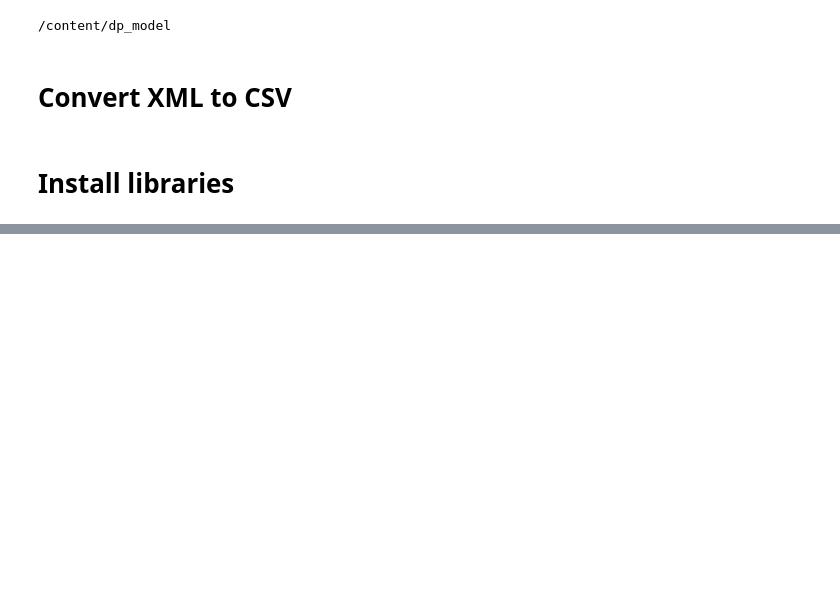
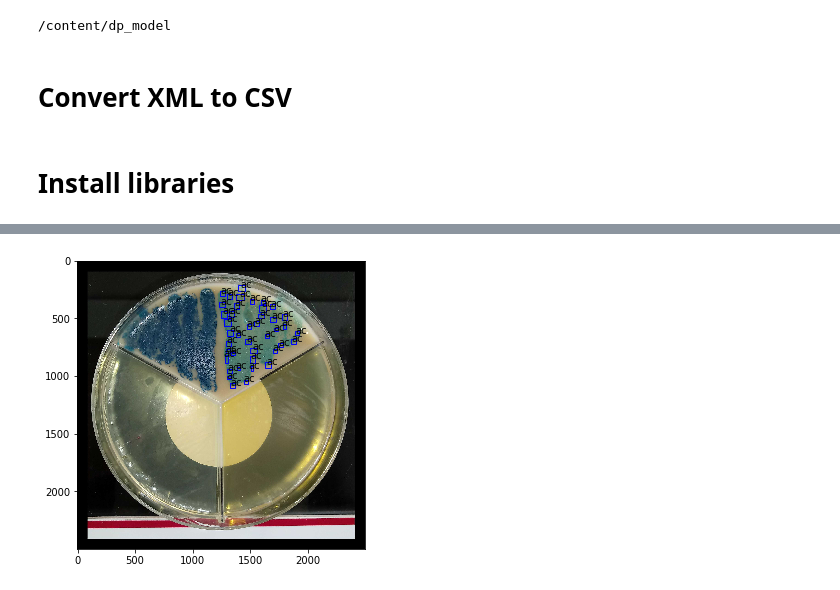
Before and after one commit to DrigoDomingos/onfarm, a Jupyter notebook: onfarm_dl.ipynb, the cells around one changed output, grey strips where cells are left out. Drawn from its saved outputs; the diff is of its cells as text; code cells hidden in the pictures; blank space fills up the shorter version.

```diff
--- a/onfarm_dl.ipynb
+++ b/onfarm_dl.ipynb
@@ -69,0 +89,4 @@ convert_xml2csv('/content/Etapa1/AzulClaro/*.xml')
+# %%
+# read the csv file using read_csv function of pandas
+train = pd.read_csv('test.csv')
+train.head()
@@ -69,0 +100,37 @@ convert_xml2csv('/content/Etapa1/AzulClaro/*.xml')
+# %%
+fig = plt.figure()
+
+#add axes to the image
+ax = fig.add_axes([0,0,1,1])
+
+# read and plot the image
+image = plt.imread('/content/dp_model/azul_claro/2.jpg')
+plt.imshow(image)
+
+# iterating over the image for different objects
+for _,row in train[train.filename == "/content/dp_model/azul_claro/2.jpg"].iterrows():
+    xmin = row.xmin
+    xmax = row.xmax
+    ymin = row.ymin
+    ymax = row.ymax
+
+    width = xmax - xmin
+    height = ymax - ymin
+
+    # assign different color to different classes of objects
+    if row.cell_type == 'azul_claro':
+        edgecolor = 'b'
+        ax.annotate('ac', xy=(xmax-40,ymin+20))
+ #   elif row.cell_type == 'WBC':
+ #       edgecolor = 'b'
+ #       ax.annotate('WBC', xy=(xmax-40,ymin+20))
+ #   elif row.cell_type == 'Platelets':
+ #       edgecolor = 'g'
+ #       ax.annotate('Platelets', xy=(xmax-40,ymin+20))
+
+    # add bounding boxes to the image
+    rect = patches.Rectangle((xmin,ymin), width, height, edgecolor = edgecolor, facecolor = 'none')
+
+    ax.add_patch(rect)
+# %% [output]
+[figure, added]
```
Also changed, not shown: parts of 10 cells of this notebook.
